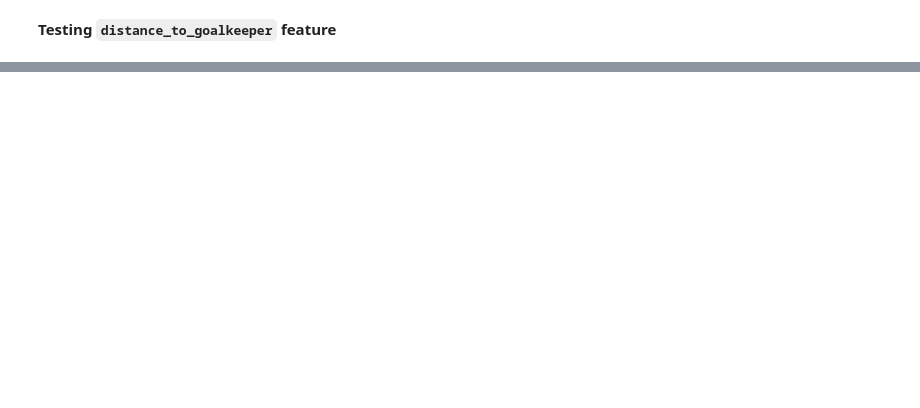
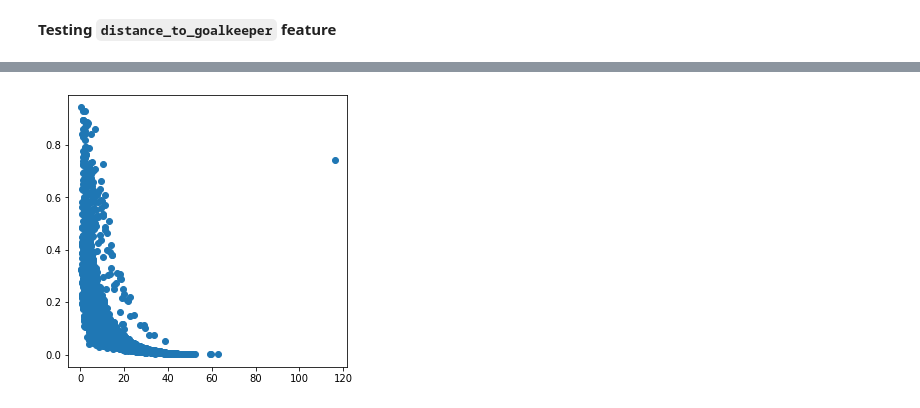
Before and after one commit to faridmusayev/Expected_Goals_Model, a Jupyter notebook: statsbomb/building_model.ipynb, the cells around one changed output, grey strips where cells are left out. Drawn from its saved outputs; the diff is of its cells as text; code cells hidden in the pictures; blank space fills up the shorter version.

```diff
--- a/statsbomb/building_model.ipynb
+++ b/statsbomb/building_model.ipynb
@@ -125,7 +125,7 @@ shots.head()
 # %%
 from sklearn.model_selection import train_test_split
 # Prepare features and labels from available data
-X = shots.loc[:, ['play_pattern_name','under_pressure', 'distance', 'angle', 'gk_loc_x', 'gk_loc_y', 'distance_to_gk',
+X = shots.loc[:, ['play_pattern_name','under_pressure', 'distance', 'angle', 'gk_loc_x', 'gk_loc_y',
                    'follows_dribble', 'first_time', 'open_goal', 'technique', 'body_part']]
 y = shots.loc[:, 'outcome']
 
@@ -138,7 +138,7 @@ from sklearn.preprocessing import OneHotEncoder, StandardScaler
 
 column_trans = ColumnTransformer(
     [('encode_bodyparts', OneHotEncoder(dtype='int'), ['play_pattern_name', 'technique', 'body_part']),
-    ('std_coords', StandardScaler(), ['distance', 'angle','gk_loc_x', 'gk_loc_y', 'distance_to_gk'])],
+    ('std_coords', StandardScaler(), ['distance', 'angle', 'gk_loc_x', 'gk_loc_y'])],
     remainder = 'passthrough', verbose_feature_names_out = True)
 
 X_train_trans = column_trans.fit_transform(X_train)
@@ -215,7 +213,7 @@ brier_score_loss(y_valid, xG_predictions)
 **Testing `distance_to_goalkeeper` feature**
 # %%
 from sklearn.ensemble import GradientBoostingClassifier
-clf = GradientBoostingClassifier(n_estimators = 500, learning_rate = 0.035, loss = 'exponential',
+clf = GradientBoostingClassifier(n_estimators = 500, learning_rate = 0.0355, loss = 'exponential',
     random_state=0).fit(X_train_trans, y_train)
 
 xG_predictions = clf.predict_proba(X_train_trans)[:, 1]
@@ -228,0 +249,6 @@ brier_score_loss(y_valid, xG_predictions)
+# %%
+fig, ax = plt.subplots(figsize = (5, 5))
+ax.scatter(X_train.loc[:, 'distance_to_gk'], xG_predictions)
+plt.show()
+# %% [output]
+[figure, added]
```
Also changed, not shown: parts of 20 cells of this notebook, 1 other file.
